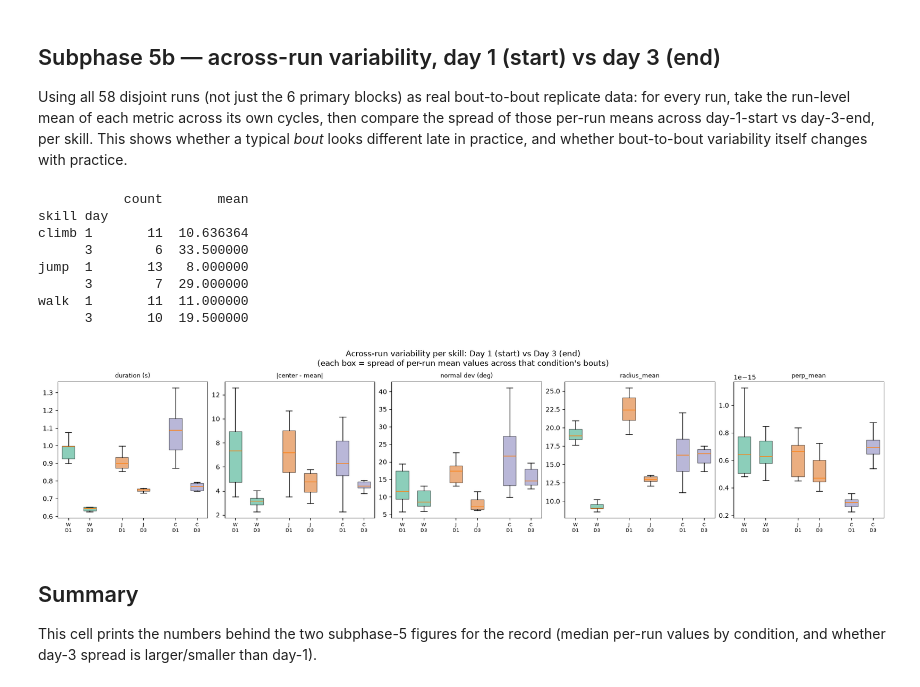
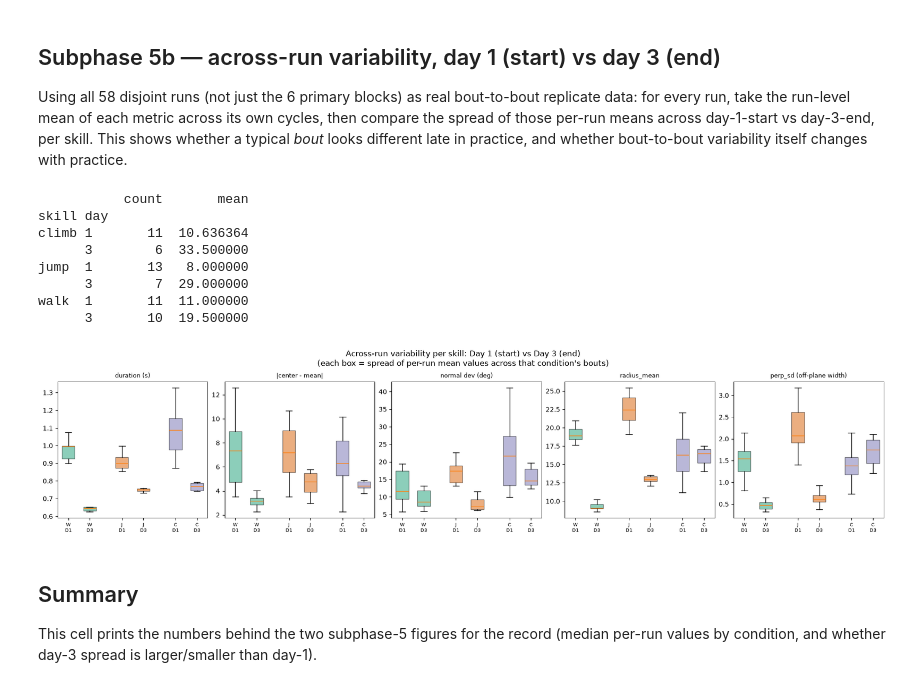
Before and after one commit to Motor-Learning-Lab/phase-coordinates, a Jupyter notebook: notebooks/gorilla_tag_analysis/03_geometry_and_drift.ipynb, the cells around one changed output. Cells and saved outputs as stored; diff of their text form; code cells hidden in the pictures.

```diff
--- a/notebooks/gorilla_tag_analysis/03_geometry_and_drift.ipynb
+++ b/notebooks/gorilla_tag_analysis/03_geometry_and_drift.ipynb
@@ -173,10 +173,10 @@ def within_block_metrics(cycles):
     normal_dev_deg = np.degrees(np.arccos(np.abs(cos)))
     return ok.assign(center_dist=center_dist, normal_dev_deg=normal_dev_deg)
 
-METRICS = ["duration", "center_dist", "normal_dev_deg", "radius_mean", "perp_mean"]
+METRICS = ["duration", "center_dist", "normal_dev_deg", "radius_mean", "perp_sd"]
 METRIC_LABELS = {"duration": "duration (s)", "center_dist": "|center - mean|",
                   "normal_dev_deg": "normal dev (deg)", "radius_mean": "radius_mean",
-                  "perp_mean": "perp_mean"}
+                  "perp_sd": "perp_sd (off-plane width)"}
 
 fig, axes = plt.subplots(len(CONDITIONS), len(METRICS), figsize=(3.1 * len(METRICS), 2.3 * len(CONDITIONS)),
                           constrained_layout=True)
@@ -216,7 +216,7 @@ def run_level_summary(key):
     return {"day": day, "part": part, "skill": skill, "hand": hand, "run_id": run_id,
             "n_cycles": len(ok), "duration": m["duration"].mean(),
             "center_dist": m["center_dist"].mean(), "normal_dev_deg": m["normal_dev_deg"].mean(),
-            "radius_mean": m["radius_mean"].mean(), "perp_mean": m["perp_mean"].abs().mean()}
+            "radius_mean": m["radius_mean"].mean(), "perp_sd": m["perp_sd"].mean()}
 
 RUN_SUMMARY = pd.DataFrame([r for k in CACHE if (r := run_level_summary(k)) is not None])
 RUN_SUMMARY = RUN_SUMMARY[RUN_SUMMARY.hand == PRIMARY_HAND]  # avoid double-counting both hands
@@ -228,34 +228,34 @@ fig, axes = plt.subplots(1, len(METRICS), figsize=(3.6 * len(METRICS), 4), const
 for col, metric in enumerate(METRICS):
     ax = axes[col]
     positions, data, colors = [], [], []
     labels = []
     pos = 0
     for skill in SKILLS:
         for day in DAYS:
             vals = RUN_SUMMARY[(RUN_SUMMARY.skill == skill) & (RUN_SUMMARY.day == day)][metric].dropna()
             positions.append(pos); data.append(vals.to_numpy()); colors.append(pl.SKILL_COLORS[skill])
             labels.append(f"{skill[0].upper()}\nD{day}")
             pos += 1
         pos += 0.5
     bp = ax.boxplot(data, positions=positions, widths=0.6, patch_artist=True, showfliers=False)
     for patch, c in zip(bp["boxes"], colors):
         patch.set_facecolor(c); patch.set_alpha(0.5)
     ax.set_xticks(positions); ax.set_xticklabels(labels, fontsize=7)
     ax.set_title(METRIC_LABELS[metric], fontsize=9)
 fig.suptitle("Across-run variability per skill: Day 1 (start) vs Day 3 (end)\n"
              "(each box = spread of per-run mean values across that condition's bouts)")
 pl.save_figure(fig, "stage5_across_run_day1_vs_day3")
 plt.show()
 # %% [output]
            count       mean
 skill day
 climb 1       11  10.636364
       3        6  33.500000
 jump  1       13   8.000000
       3        7  29.000000
 walk  1       11  11.000000
       3       10  19.500000
-[figure, old version]
+[figure, new version]
 # %% [markdown]
 ## Summary
 
```
Also changed, not shown: parts of 2 cells of this notebook, 3 other files.
